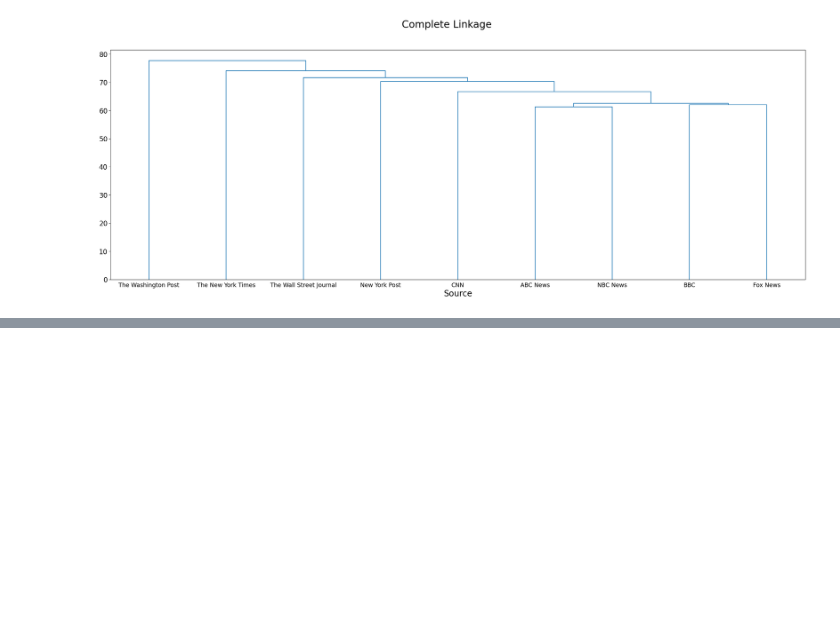
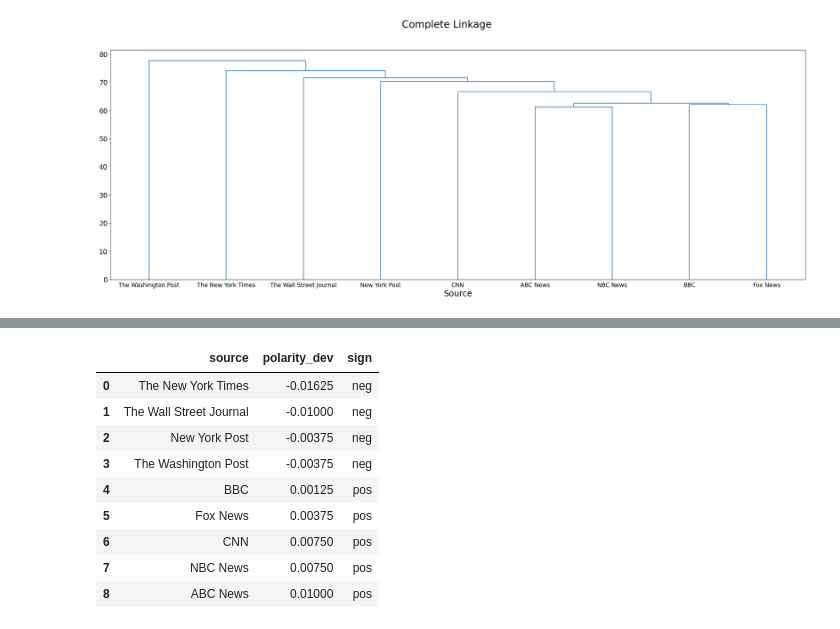
Before and after one commit to kamilapalys/capstone, a Jupyter notebook: src/news.ipynb, the cells around one changed output, grey strips where cells are left out. Cells and saved outputs as stored; diff of their text form; code cells hidden in the pictures; blank space fills up the shorter version.

```diff
--- a/src/news.ipynb
+++ b/src/news.ipynb
@@ -550,0 +581,29 @@ scores_df.iloc[:10, :]
+# %%
+# create a df for each source and its polarity score total deviations from the topic means
+
+polarity_devs = pd.DataFrame({'source':scores_df['source'].value_counts().index,
+                              'polarity_dev':scores_df[scores_df['topic'] == 'Chinese Surveillance Balloon']\
+                                ['average_source_polarity_deviation_from_topic_mean']})
+polarity_devs['sign'] = np.where(polarity_devs['polarity_dev'] > 0, 'pos', 'neg')
+polarity_devs.sort_values(by='polarity_dev', ascending=True, inplace=True)
+polarity_devs.reset_index(drop=True, inplace=True)
+
+source_order = CategoricalDtype(
+    ["The New York Times", "The Wall Street Journal", "New York Post",
+     "The Washington Post", "BBC", "Fox News", "CNN", "NBC News", "ABC News"],
+    ordered=False
+)
+polarity_devs['source'] = polarity_devs['source'].astype(source_order)
+
+polarity_devs
+# %% [output]
+|  | source | polarity_dev | sign |
+| 0 | The New York Times | -0.01625 | neg |
+| 1 | The Wall Street Journal | -0.01000 | neg |
+| 2 | New York Post | -0.00375 | neg |
+| 3 | The Washington Post | -0.00375 | neg |
+| 4 | BBC | 0.00125 | pos |
+| 5 | Fox News | 0.00375 | pos |
+| 6 | CNN | 0.00750 | pos |
+| 7 | NBC News | 0.00750 | pos |
+| 8 | ABC News | 0.01000 | pos |
```
Also changed, not shown: parts of 7 cells of this notebook, 1 other file.
